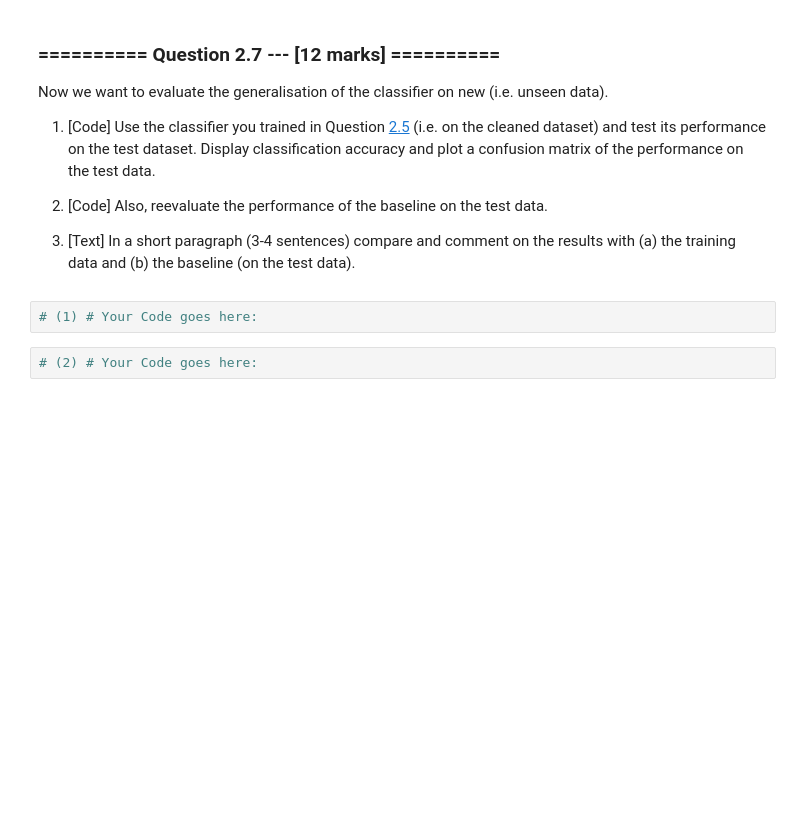
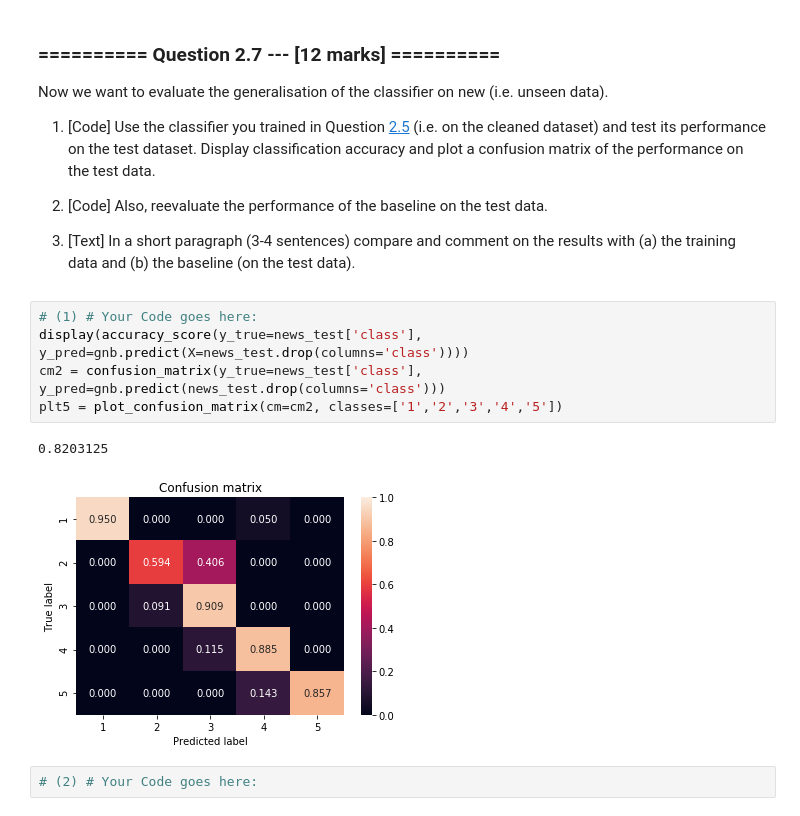
Before and after one commit to zhanshenlc/IAML2018, a Jupyter notebook: Assignments/01_Analysis.ipynb, the cells around one changed output. Drawn from its saved outputs; the diff is of its cells as text; blank space fills up the shorter version.

```diff
--- a/Assignments/01_Analysis.ipynb
+++ b/Assignments/01_Analysis.ipynb
@@ -295,8 +346,14 @@ Now we want to evaluate the generalisation of the classifier on new (i.e. unseen
 1. [Code] Also, reevaluate the performance of the baseline on the test data.
 
 1. [Text] In a short paragraph (3-4 sentences) compare and comment on the results with (a) the training data and (b) the baseline (on the test data).
-# %%
-# (1) # Your Code goes here:
+# %%
+# (1) # Your Code goes here:
+display(accuracy_score(y_true=news_test['class'], y_pred=gnb.predict(X=news_test.drop(columns='class'))))
+cm2 = confusion_matrix(y_true=news_test['class'], y_pred=gnb.predict(news_test.drop(columns='class')))
+plt5 = plot_confusion_matrix(cm=cm2, classes=['1','2','3','4','5'])
+# %% [output]
+0.8203125
+[figure, added]
 # %%
 # (2) # Your Code goes here:
 # %% [markdown]
```
Also changed, not shown: parts of 13 cells of this notebook.
